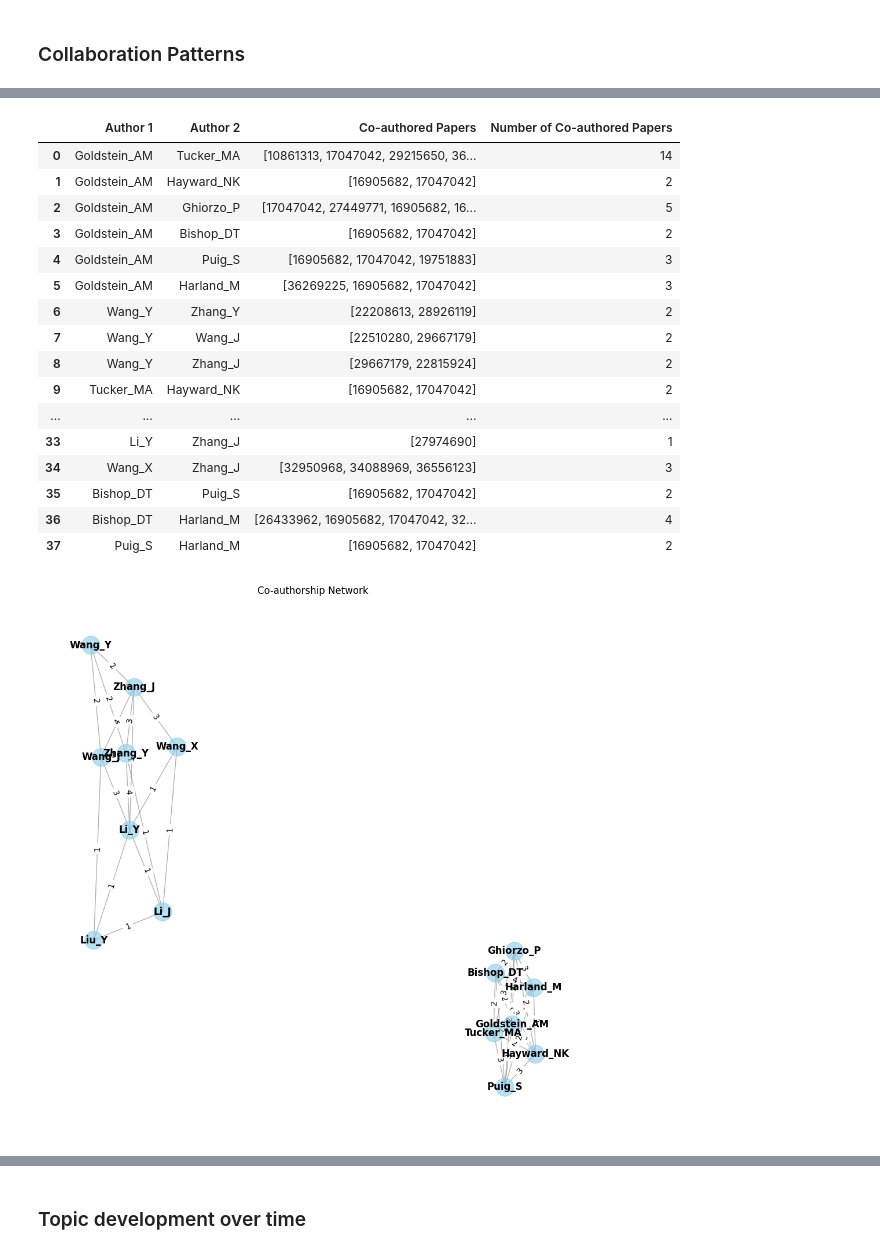
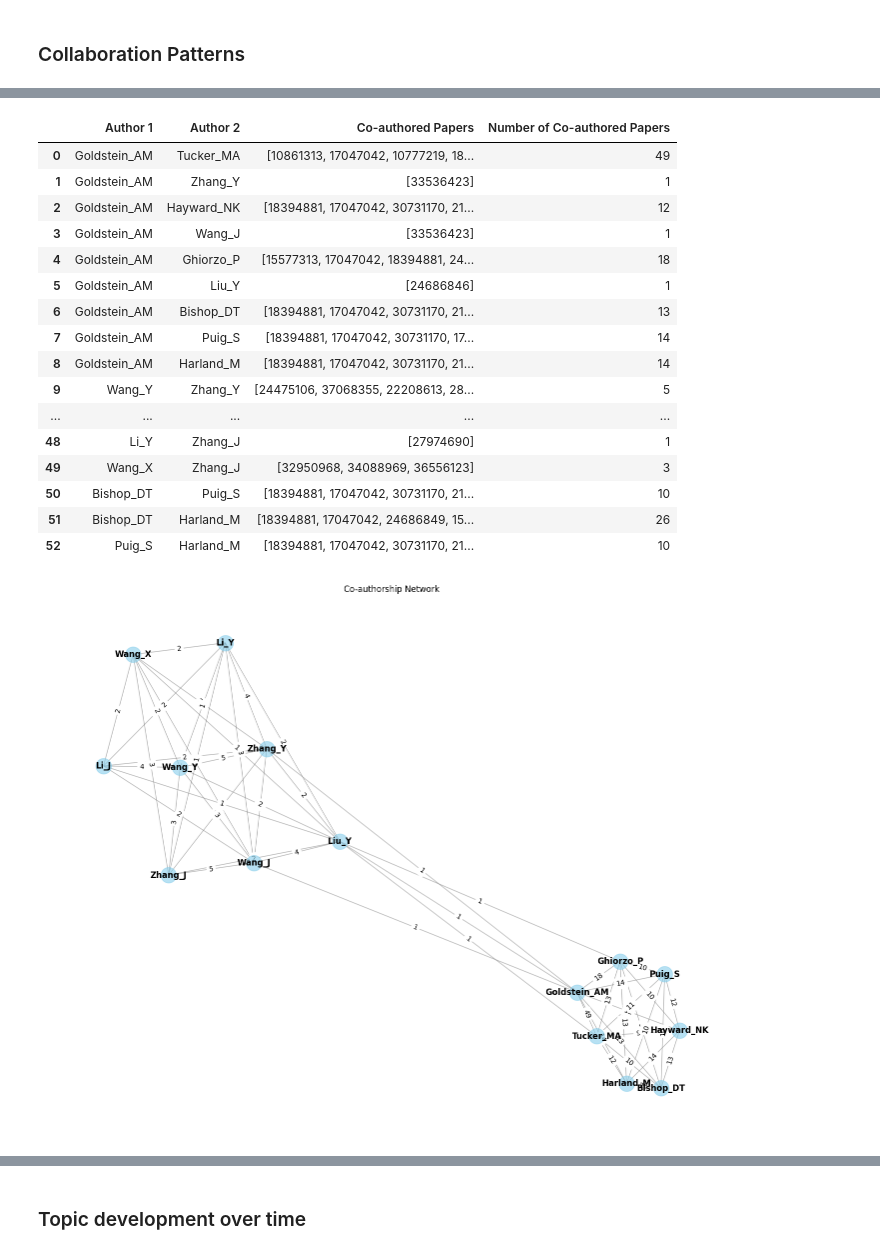
Before and after one commit to ThanakornMix/G1-Consulting-Data-Science, a Jupyter notebook: Consulting.ipynb, the cells around one changed output, grey strips where cells are left out. Cells and saved outputs as stored; diff of their text form; code cells hidden in the pictures.

```diff
--- a/Consulting.ipynb
+++ b/Consulting.ipynb
@@ -159,7 +130,7 @@ author_counts = merged_df['ResearcherID'].value_counts().reset_index()
 author_counts.columns = ['ResearcherID', 'Count']
 # Sort into descending order
 author_counts = author_counts.sort_values(by='Count', ascending=False)
-most_published_authors = author_counts.head(20)
+most_published_authors = author_counts.head(15)
 most_published_authors = pd.DataFrame(most_published_authors)
 
 # Display the dataframe
@@ -190,16 +160,16 @@ df_coauthored = []
 df_no_coauthored = []
 
 # get the researcherID of the most published authors
-top_10_authors = most_published_authors['ResearcherID'][:15]
+top_15_authors = most_published_authors['ResearcherID'].tolist()
 
 # create pairs of researchers to check if they have collaborated
-author_pairs = list(combinations(top_10_authors, 2))
+author_pairs = list(combinations(top_15_authors, 2))
 
 # create a dictionary to store the pair and the papers they've co-authored
 coauthored_together = {pair: set() for pair in author_pairs}
 
 # create a collaboration dataframe with columns PMID and ResearcherID
-collaboration = cancer_rows[['PMID', 'ResearcherID']].copy()
+collaboration = merged_df[['PMID', 'ResearcherID']].copy()
 
 # group by PMID and  ResearcherIDs into a list of collaborators
 collaboration = collaboration.groupby('PMID')['ResearcherID'].agg(lambda x: ','.join(x)).reset_index()
@@ -207,11 +177,11 @@ collaboration.columns = ['PMID', 'Collaborators']
 
 paper_to_collaborators = collaboration.set_index('PMID')['Collaborators'].to_dict()
 
-# for each pair of top 10 authors, check if they have co-authored any paper
+# for each pair of top 15 authors, check if they have co-authored any paper
 for paper_id, collaborators in paper_to_collaborators.items():
     collaborators = collaborators.split(',')
     collaborator_set = set(collaborators)
-    # check each pair of top 10 authors
+    # check each pair of top 15 authors
     for author1, author2 in author_pairs:
         # if both authors are in the set of collaborators for this paper, they have co-authored it
         if author1 in collaborator_set and author2 in collaborator_set:
@@ -262,50 +232,50 @@ df_coauthored['Number of Co-authored Papers'] = df_coauthored['Co-authored Paper
 df_coauthored
 # %% [output]
 |  | Author 1 | Author 2 | Co-authored Papers | Number of Co-authored Papers |
-| 0 | Goldstein_AM | Tucker_MA | [10861313, 17047042, 29215650, 36... | 14 |
-| 1 | Goldstein_AM | Hayward_NK | [16905682, 17047042] | 2 |
-| 2 | Goldstein_AM | Ghiorzo_P | [17047042, 27449771, 16905682, 16... | 5 |
-| 3 | Goldstein_AM | Bishop_DT | [16905682, 17047042] | 2 |
-| 4 | Goldstein_AM | Puig_S | [16905682, 17047042, 19751883] | 3 |
-| 5 | Goldstein_AM | Harland_M | [36269225, 16905682, 17047042] | 3 |
-| 6 | Wang_Y | Zhang_Y | [22208613, 28926119] | 2 |
-| 7 | Wang_Y | Wang_J | [22510280, 29667179] | 2 |
-| 8 | Wang_Y | Zhang_J | [29667179, 22815924] | 2 |
-| 9 | Tucker_MA | Hayward_NK | [16905682, 17047042] | 2 |
+| 0 | Goldstein_AM | Tucker_MA | [10861313, 17047042, 10777219, 18... | 49 |
+| 1 | Goldstein_AM | Zhang_Y | [33536423] | 1 |
+| 2 | Goldstein_AM | Hayward_NK | [18394881, 17047042, 30731170, 21... | 12 |
+| 3 | Goldstein_AM | Wang_J | [33536423] | 1 |
+| 4 | Goldstein_AM | Ghiorzo_P | [15577313, 17047042, 18394881, 24... | 18 |
+| 5 | Goldstein_AM | Liu_Y | [24686846] | 1 |
+| 6 | Goldstein_AM | Bishop_DT | [18394881, 17047042, 30731170, 21... | 13 |
+| 7 | Goldstein_AM | Puig_S | [18394881, 17047042, 30731170, 17... | 14 |
+| 8 | Goldstein_AM | Harland_M | [18394881, 17047042, 30731170, 21... | 14 |
+| 9 | Wang_Y | Zhang_Y | [24475106, 37068355, 22208613, 28... | 5 |
 | ... | ... | ... | ... | ... |
-| 33 | Li_Y | Zhang_J | [27974690] | 1 |
-| 34 | Wang_X | Zhang_J | [32950968, 34088969, 36556123] | 3 |
-| 35 | Bishop_DT | Puig_S | [16905682, 17047042] | 2 |
-| 36 | Bishop_DT | Harland_M | [26433962, 16905682, 17047042, 32... | 4 |
-| 37 | Puig_S | Harland_M | [16905682, 17047042] | 2 |
+| 48 | Li_Y | Zhang_J | [27974690] | 1 |
+| 49 | Wang_X | Zhang_J | [32950968, 34088969, 36556123] | 3 |
+| 50 | Bishop_DT | Puig_S | [18394881, 17047042, 30731170, 21... | 10 |
+| 51 | Bishop_DT | Harland_M | [18394881, 17047042, 24686849, 15... | 26 |
+| 52 | Puig_S | Harland_M | [18394881, 17047042, 30731170, 21... | 10 |
 # %%
 # create a graph
 collaboration_network = nx.Graph()
 
 # loop through your dataframe to add lines between researchers
 for _, row in df_coauthored.iterrows():
     author1 = row['Author 1']
     author2 = row['Author 2']
     # add number of papers they co-authored
     num_papers = len(row['Co-authored Papers'])
 
     collaboration_network.add_edge(author1, author2, weight=num_papers)
 
 # draw the network
-plt.figure(figsize=(12, 12))
+plt.figure(figsize=(18, 14))
 pos = nx.spring_layout(collaboration_network, k=0.5)
 nx.draw_networkx_nodes(collaboration_network, pos, node_size=500, node_color="skyblue", alpha=0.6)
 nx.draw_networkx_edges(collaboration_network, pos, width=1.0, alpha=0.6, edge_color="gray")
 nx.draw_networkx_labels(collaboration_network, pos, font_size=12, font_weight='bold')
 
 edge_labels = nx.get_edge_attributes(collaboration_network, 'weight')
 nx.draw_networkx_edge_labels(collaboration_network, pos, edge_labels=edge_labels)
 
 plt.title("Co-authorship Network")
 plt.axis("off")
 plt.show()
 # %% [output]
-[figure, old version]
+[figure, new version]
 # %%
 # The list of authors that has not colloborated with the papers in common
 df_no_coauthored
```
Also changed, not shown: parts of 16 cells of this notebook.
